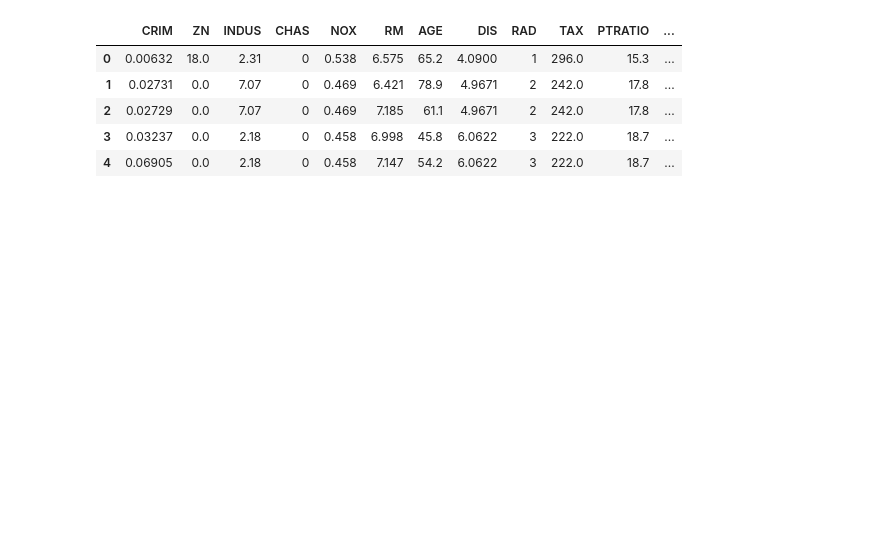
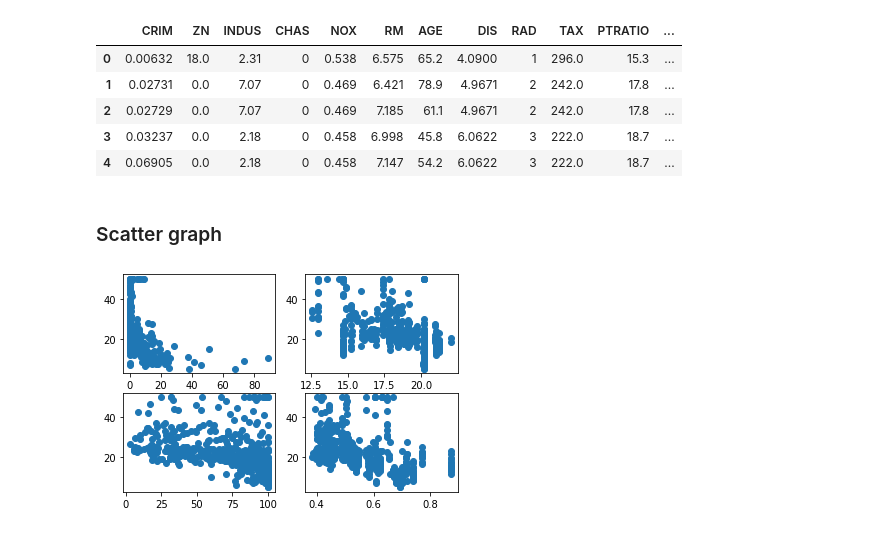
Before and after one commit to Deadlyelder/visualisation-workshop, a Jupyter notebook: src/matplotlib.ipynb, the cells around one changed output. Saved outputs shown, nothing was run; the diff lists cells and outputs as text; code cells hidden in the pictures; blank space fills up the shorter version.

```diff
--- a/src/matplotlib.ipynb
+++ b/src/matplotlib.ipynb
@@ -272,3 +274,19 @@ df_data.head()
 | 2 | 0.02729 | 0.0 | 7.07 | 0 | 0.469 | 7.185 | 61.1 | 4.9671 | 2 | 242.0 | 17.8 | ... |
 | 3 | 0.03237 | 0.0 | 2.18 | 0 | 0.458 | 6.998 | 45.8 | 6.0622 | 3 | 222.0 | 18.7 | ... |
 | 4 | 0.06905 | 0.0 | 2.18 | 0 | 0.458 | 7.147 | 54.2 | 6.0622 | 3 | 222.0 | 18.7 | ... |
+# %% [markdown]
+### Scatter graph
+# %%
+fig = plt.figure() # Reset our figure
+ax = []
+
+for i in range(1, 5):
+    ax.append(fig.add_subplot(2, 2, i))  # We have four plots
+
+ax[0].scatter(df_data["CRIM"], df_data["MEDV"])
+ax[1].scatter(df_data["PTRATIO"], df_data["MEDV"])
+ax[2].scatter(df_data["AGE"], df_data["MEDV"])
+ax[3].scatter(df_data["NOX"], df_data["MEDV"])
+plt.show()
+# %% [output]
+[figure, added]
```
Also changed, not shown: parts of 29 cells of this notebook.
